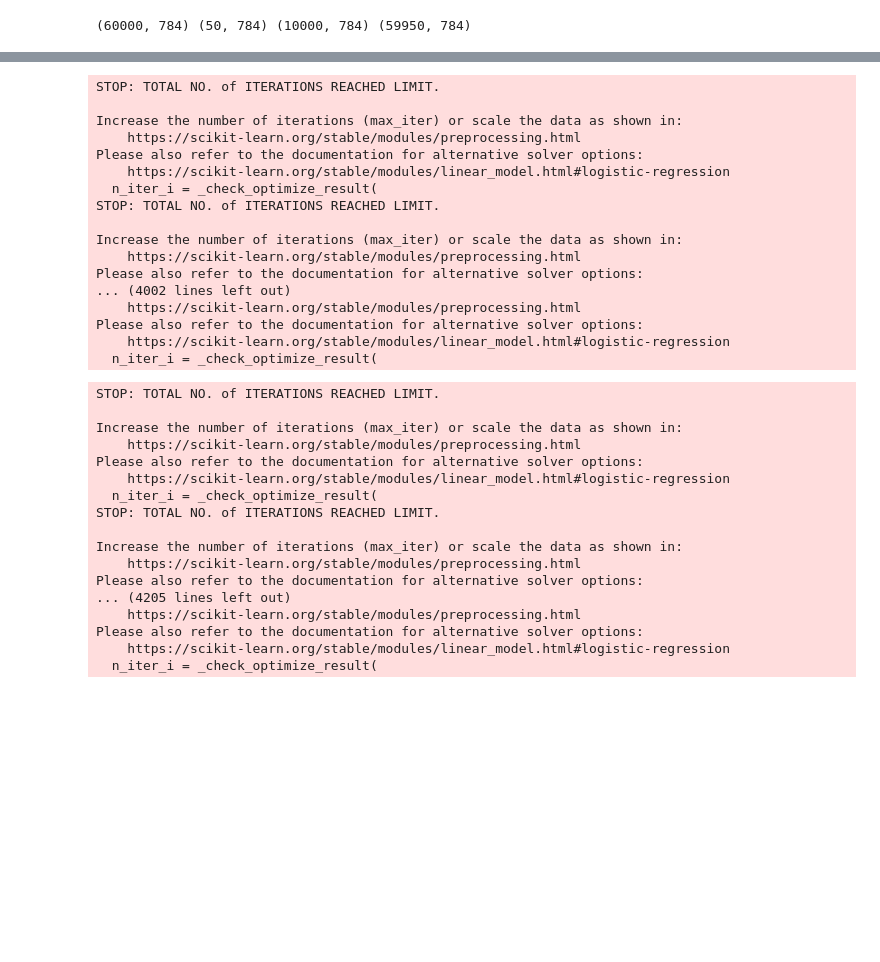
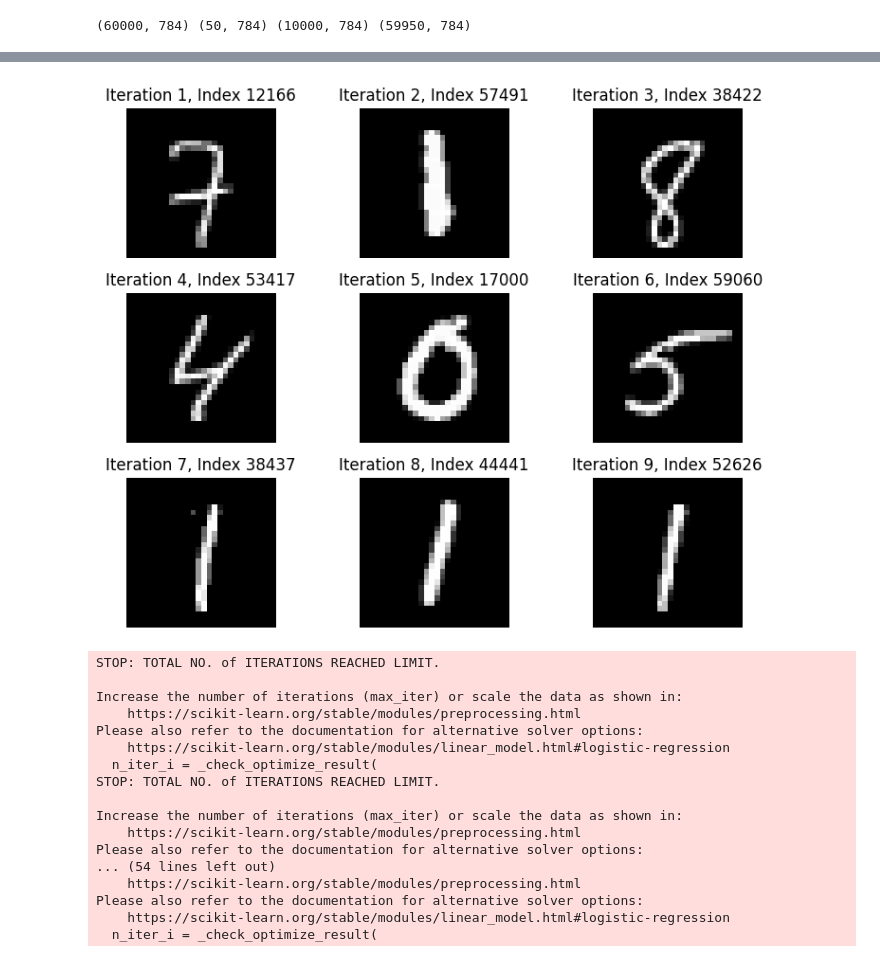
Before and after one commit to rishabh-mondal/active-learning, a Jupyter notebook: aL_mnist.ipynb, the cells around one changed output, grey strips where cells are left out. Drawn from its saved outputs; the diff is of its cells as text; code cells hidden in the pictures; blank space fills up the shorter version.

```diff
--- a/aL_mnist.ipynb
+++ b/aL_mnist.ipynb
@@ -156,6 +92,5 @@ plot_mean_and_std(mean_accuracy, std_accuracy)
 # %%
-def entropy(p, epsilon=1e-7):
-    p = np.clip(p, epsilon, 1.0 - epsilon)
+def entropy(p):
     return -np.sum(p * np.log2(p), axis=1)
 # %%
 def margin_sampling(probabilities):
@@ -167,10 +102,11 @@ def least_confident(probabilities):
 # %%
 
 def active_learning(train_X, train_y, pool_X_train, pool_y_train, pool_X_test, y_test, acquisition_function, num_iterations, number_of_sample=1):
+    new_indices_list = []
     accuracy_iteration = []
 
     for _ in range(num_iterations):
-        model = LogisticRegression()
+        model = LogisticRegression(max_iter=10000)
         model.fit(train_X, train_y)
 
         pool_probabilities = model.predict_proba(pool_X_train)
@@ -180,6 +116,8 @@ def active_learning(train_X, train_y, pool_X_train, pool_y_train, pool_X_test, y
 
         labeled_X = pool_X_train[selected_indices]
         labeled_y = pool_y_train[selected_indices]
+
+        new_indices_list.append(selected_indices)
 
         train_X = np.concatenate((train_X, labeled_X), axis=0)
         train_y = np.concatenate((train_y, labeled_y), axis=0)
@@ -194,4 +132,4 @@ def active_learning(train_X, train_y, pool_X_train, pool_y_train, pool_X_test, y
 
         accuracy_iteration.append(accuracy)
 
-    return  accuracy_iteration
+    return  accuracy_iteration , new_indices_list
@@ -215,27 +136,29 @@ def active_learning_sampling(train_X, train_y, pool_X_train, pool_y_train, pool_
+# %%
+accuracy_least_random,new_indices_list = active_learning(train_X, train_y, Pool_X, Pool_y, test_X, test_y, acquisition_function=entropy, num_iterations=9, number_of_sample=1)
+num_rows =  3
+num_cols = 3
+
+grid = GridSpec(num_rows, num_cols,figure=fig)
+fig = plt.figure(figsize=(8, 6))
+
+for i in range(num_rows):
+    for j in range(num_cols):
+        idx = new_indices_list[i * num_cols + j][0]
+        ax = fig.add_subplot(grid[i, j])
+        ax.imshow(Pool_X[idx].reshape(28, 28), cmap='gray')
+        ax.set_title(f'Iteration {i * num_cols + j + 1}, Index {idx}')
+        ax.axis('off')
+plt.tight_layout()
+# %% [output]
+[figure, added]
 # %%
-accuracy_after_random_sampling = active_learning_sampling(train_X,train_y,Pool_X, Pool_y, test_X, test_y)
+accuracy_least_random = active_learning(train_X,train_y,Pool_X, Pool_y, test_X, test_y, acquisition_function=random_sample,
+                                                                                                 num_iterations=70,
+                                                                                                 number_of_sample=10)
-# %% [output]
-STOP: TOTAL NO. of ITERATIONS REACHED LIMIT.
-
-Increase the number of iterations (max_iter) or scale the data as shown in:
-    https://scikit-learn.org/stable/modules/preprocessing.html
-Please also refer to the documentation for alternative solver options:
-    https://scikit-learn.org/stable/modules/linear_model.html#logistic-regression
-  n_iter_i = _check_optimize_result(
-STOP: TOTAL NO. of ITERATIONS REACHED LIMIT.
-
-Increase the number of iterations (max_iter) or scale the data as shown in:
-    https://scikit-learn.org/stable/modules/preprocessing.html
-Please also refer to the documentation for alternative solver options:
-... (4002 lines left out)
-    https://scikit-learn.org/stable/modules/preprocessing.html
-Please also refer to the documentation for alternative solver options:
-    https://scikit-learn.org/stable/modules/linear_model.html#logistic-regression
-  n_iter_i = _check_optimize_result(
 # %%
 accuracy_least_entropy = active_learning(train_X,train_y,Pool_X, Pool_y, test_X, test_y, acquisition_function=entropy,
-                                                                                                 num_iterations=700,
-                                                                                                 number_of_sample=1)
+                                                                                                 num_iterations=70,
+                                                                                                 number_of_sample=10)
 # %% [output]
 STOP: TOTAL NO. of ITERATIONS REACHED LIMIT.
 
@@ -249,7 +172,7 @@ STOP: TOTAL NO. of ITERATIONS REACHED LIMIT.
 Increase the number of iterations (max_iter) or scale the data as shown in:
     https://scikit-learn.org/stable/modules/preprocessing.html
 Please also refer to the documentation for alternative solver options:
-... (4205 lines left out)
+... (54 lines left out)
     https://scikit-learn.org/stable/modules/preprocessing.html
 Please also refer to the documentation for alternative solver options:
     https://scikit-learn.org/stable/modules/linear_model.html#logistic-regression
```
Also changed, not shown: parts of 17 cells of this notebook.
